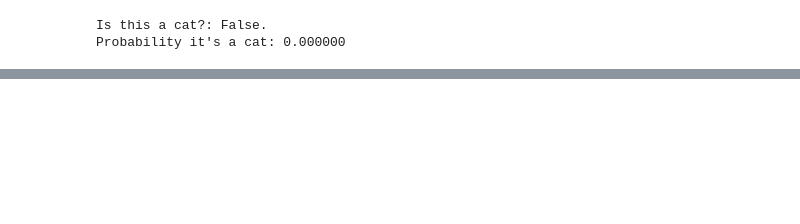
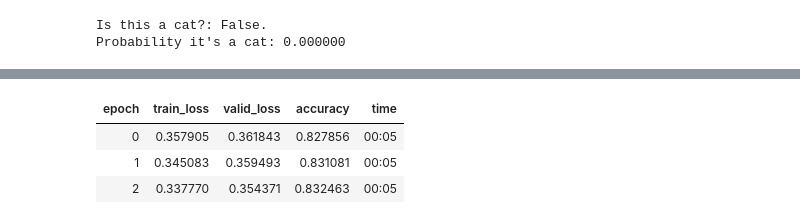
Before and after one commit to LZatTD/sankey, a Jupyter notebook: fastai.ipynb, the cells around one changed output, grey strips where cells are left out. Saved outputs shown, nothing was run; the diff lists cells and outputs as text; code cells hidden in the pictures; blank space fills up the shorter version.

```diff
--- a/fastai.ipynb
+++ b/fastai.ipynb
@@ -135,0 +134,11 @@ Path.ls
+# %%
+from fastai.tabular.all import *
+path = untar_data(URLs.ADULT_SAMPLE)
+
+dls = TabularDataLoaders.from_csv(path/'adult.csv', path=path, y_names="salary",
+    cat_names = ['workclass', 'education', 'marital-status', 'occupation',
+                 'relationship', 'race'],
+    cont_names = ['age', 'fnlwgt', 'education-num'],
+    procs = [Categorify, FillMissing, Normalize])
+
+learn = tabular_learner(dls, metrics=accuracy)
@@ -135,0 +147,7 @@ Path.ls
+# %%
+learn.fit_one_cycle(3)
+# %% [output]
+| epoch | train_loss | valid_loss | accuracy | time |
+| 0 | 0.357905 | 0.361843 | 0.827856 | 00:05 |
+| 1 | 0.345083 | 0.359493 | 0.831081 | 00:05 |
+| 2 | 0.337770 | 0.354371 | 0.832463 | 00:05 |
```
Also changed, not shown: parts of 11 cells of this notebook.
